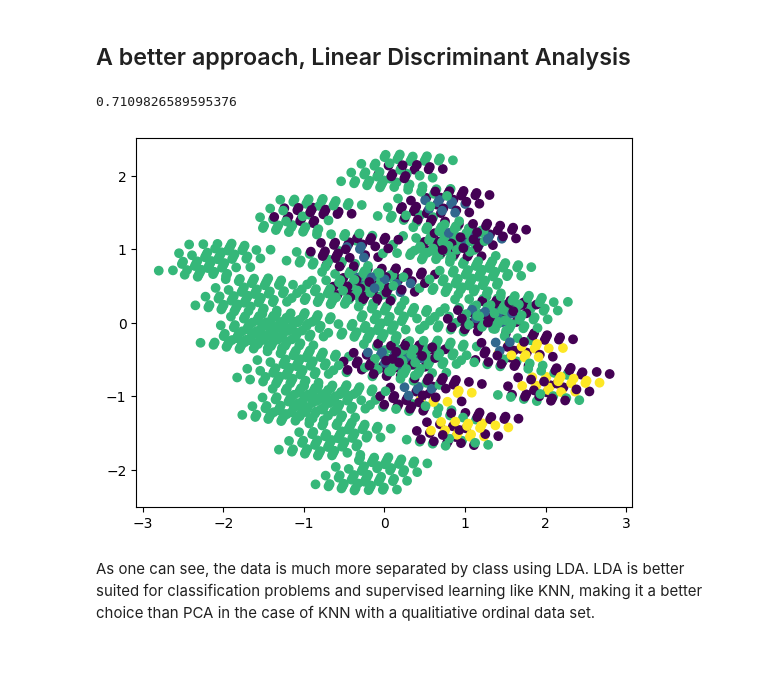
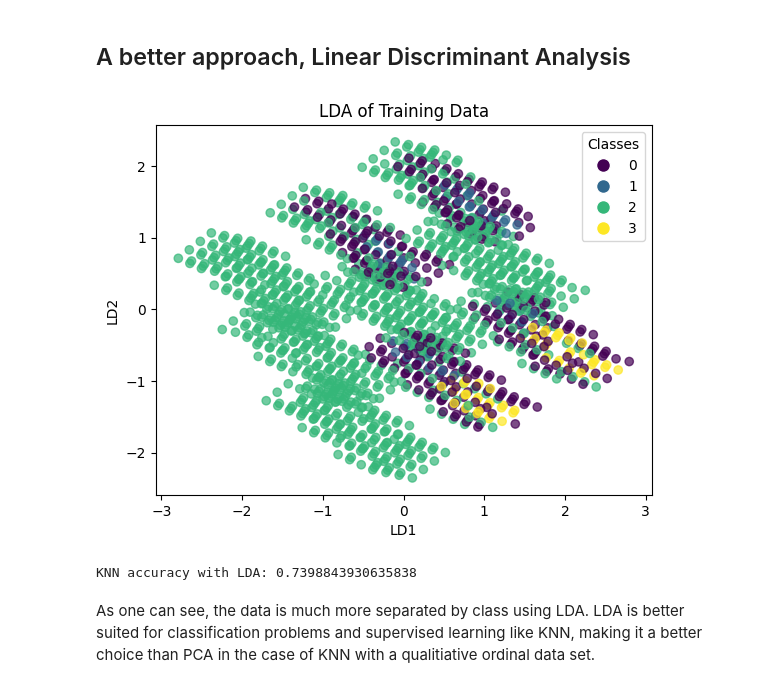
Before and after one commit to aidanobrien5599/CarDataKNN, a Jupyter notebook: analysis.ipynb, the cells around one changed output. Saved outputs shown, nothing was run; the diff lists cells and outputs as text; code cells hidden in the pictures; blank space fills up the shorter version.

```diff
--- a/analysis.ipynb
+++ b/analysis.ipynb
@@ -89,18 +92,38 @@ The reason why this PCA is failing is that we are dealing with ordinal data rath
 # %% [markdown]
 ## A better approach, Linear Discriminant Analysis
 # %%
-# Reduce dimension to 2 with LDA
 lda = make_pipeline(StandardScaler(), LinearDiscriminantAnalysis(n_components=2))
-lda.fit(x_train, y_train) #fit to the lda pipeline
-x_train_transformed = lda.transform(x_train) # transform the data using the lda pipeline
+lda.fit(x_train, y_train)  # Fit to the lda pipeline
+x_train_transformed = lda.transform(x_train)  # Transform the data using the lda pipeline
+x_test_transformed = lda.transform(x_test)  # Transform also
+
 # Use a nearest neighbor classifier to evaluate the methods
-knn = KNeighborsClassifier(n_neighbors=7)
+knn = KNeighborsClassifier(n_neighbors=6)
 knn.fit(x_train_transformed, y_train)
-acc = knn.score(lda.transform(x_test), y_test)
-plt.scatter(x_train_transformed[:, 0], x_train_transformed[:, 1], c=y_train)
+acc = knn.score(x_test_transformed, y_test)
+
+# Scatter plot with custom legend
+# Create colormap
+cmap = plt.get_cmap('viridis')
+norm = plt.Normalize(y_train.min(), y_train.max())
+
+# Create scatter plot
+sc = plt.scatter(x_train_transformed[:, 0], x_train_transformed[:, 1], c=y_train, cmap=cmap, alpha=0.7)
+
+# Create a custom legend
+unique_labels = np.unique(y_train)
+handles = [plt.Line2D([0], [0], marker='o', color='w', markerfacecolor=cmap(norm(label)), markersize=10)
+           for label in unique_labels]
+plt.legend(handles, unique_labels, title="Classes", loc="best")
+
+plt.xlabel('LD1')
+plt.ylabel('LD2')
+plt.title('LDA of Training Data')
+plt.show()
+
 print(f"KNN accuracy with LDA: {acc}")
 # %% [output]
+[figure, new version]
-0.7109826589595376
+KNN accuracy with LDA: 0.7398843930635838
-[figure, old version]
 # %% [markdown]
 As one can see, the data is much more separated by class using LDA. LDA is better suited for classification problems and supervised learning like KNN, making it a better choice than PCA in the case of KNN with a qualitiative ordinal data set.
```
Also changed, not shown: parts of 5 cells of this notebook.
